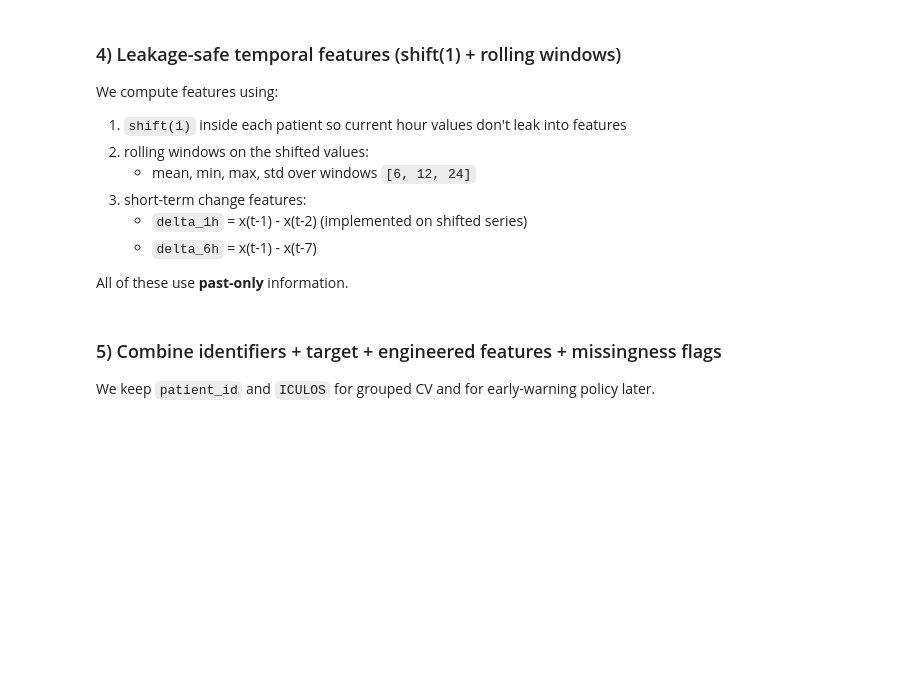
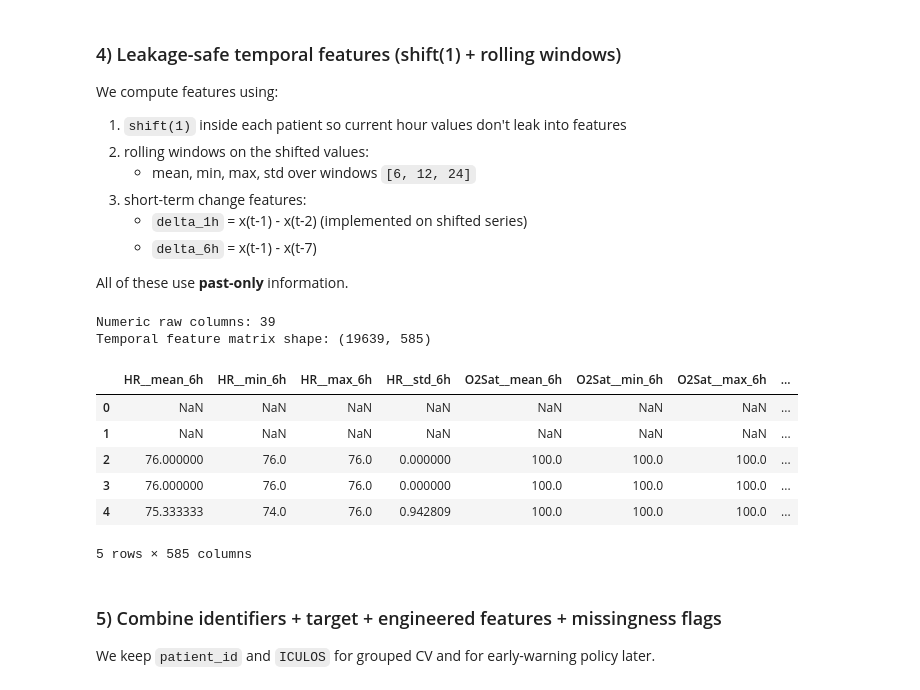
Before and after one commit to mdabir-hossain/sepsis-early-warning-system, a Jupyter notebook: notebooks/02_feature_engineering_temporal.ipynb, the cells around one changed output. Cells and saved outputs as stored; diff of their text form; code cells hidden in the pictures; blank space fills up the shorter version.

Commit message:
Added the recent versions of notebooks

```diff
--- a/notebooks/02_feature_engineering_temporal.ipynb
+++ b/notebooks/02_feature_engineering_temporal.ipynb
@@ -56,8 +77,20 @@ df.head()
 We exclude identifiers and label columns. Everything else becomes a candidate raw feature.
 # %%
 ID_COLS = ["patient_id", "ICULOS"]
-LABEL_COLS = ["y_within_H"]  # SepsisLabel/event_iculos were removed in Notebook 01 output
+LABEL_COLS = ["y_within_H"]
 
-raw_cols = [c for c in df.columns if c not in ID_COLS + LABEL_COLS]
+# Anything related to labels / onset / helper flags must never become a feature (or a __miss feature)
+BANNED_SUBSTRINGS = ["SepsisLabel", "event_iculos", "use_row"]
+
+def is_banned_feature(col: str) -> bool:
+    if col in ID_COLS + LABEL_COLS:
+        return False
+    return any(s in col for s in BANNED_SUBSTRINGS)
+
+raw_cols = [c for c in df.columns if (c not in ID_COLS + LABEL_COLS) and (not is_banned_feature(c))]
+
+# sanity
+assert not any(is_banned_feature(c) for c in raw_cols), "Banned columns still present in raw_cols."
+
 print("Raw candidate columns:", len(raw_cols))
 raw_cols[:20]
@@ -98,44 +160,65 @@ All of these use **past-only** information.
 # %%
 WINDOWS = [6, 12, 24]
 
-def add_temporal_features(g: pd.DataFrame, cols: list[str], windows: list[int]) -> pd.DataFrame:
-    g = g.sort_values("ICULOS").copy()
+def add_temporal_features(g, cols, windows):
+    g = g.sort_values("ICULOS")
+    shifted = g[cols].shift(1)  # prevent leakage: use t-1 and earlier only
 
-    # Past-only base series
-    shifted = g[cols].shift(1)
-
-    out = pd.DataFrame(index=g.index)
+    feats = {}
 
     # Rolling stats
     for w in windows:
         roll = shifted.rolling(window=w, min_periods=1)
-        out[[f"{c}__mean_{w}" for c in cols]] = roll.mean().to_numpy()
-        out[[f"{c}__min_{w}" for c in cols]]  = roll.min().to_numpy()
-        out[[f"{c}__max_{w}" for c in cols]]  = roll.max().to_numpy()
-        out[[f"{c}__std_{w}" for c in cols]]  = roll.std(ddof=0).to_numpy()
+
+        m = roll.mean().to_numpy()
+        mn = roll.min().to_numpy()
+        mx = roll.max().to_numpy()
+        sd = roll.std(ddof=0).to_numpy()
+
+        for j, c in enumerate(cols):
+            feats[f"{c}__mean_{w}h"] = m[:, j]
+            feats[f"{c}__min_{w}h"]  = mn[:, j]
+            feats[f"{c}__max_{w}h"]  = mx[:, j]
+            feats[f"{c}__std_{w}h"]  = sd[:, j]
 
     # Deltas (past-only)
-    out[[f"{c}__delta_1h" for c in cols]] = (shifted - shifted.shift(1)).to_numpy()
-    out[[f"{c}__delta_6h" for c in cols]] = (shifted - shifted.shift(6)).to_numpy()
+    d1 = (shifted - shifted.shift(1)).to_numpy()
+    d6 = (shifted - shifted.shift(6)).to_numpy()
+    for j, c in enumerate(cols):
+        feats[f"{c}__delta_1h"] = d1[:, j]
+        feats[f"{c}__delta_6h"] = d6[:, j]
 
     # Last observed (t-1)
-    out[[f"{c}__prev1" for c in cols]] = shifted.to_numpy()
+    prev1 = shifted.to_numpy()
+    for j, c in enumerate(cols):
+        feats[f"{c}__prev1"] = prev1[:, j]
 
+    out = pd.DataFrame(feats, index=g.index)
     return out
 
 # Only engineer numeric columns (most are numeric in this dataset)
 num_cols = [c for c in raw_cols if pd.api.types.is_numeric_dtype(df_raw[c])]
 print("Numeric raw columns:", len(num_cols))
 
 feat_blocks = []
 for pid, g in df_raw.groupby("patient_id", sort=False):
     feats_g = add_temporal_features(g, num_cols, WINDOWS)
     feat_blocks.append(feats_g)
 
 X_time = pd.concat(feat_blocks).sort_index()
 
 print("Temporal feature matrix shape:", X_time.shape)
 X_time.head()
+# %% [output]
+Numeric raw columns: 39
+Temporal feature matrix shape: (19639, 585)
+|  | HR__mean_6h | HR__min_6h | HR__max_6h | HR__std_6h | O2Sat__mean_6h | O2Sat__min_6h | O2Sat__max_6h | ... |
+| 0 | NaN | NaN | NaN | NaN | NaN | NaN | NaN | ... |
+| 1 | NaN | NaN | NaN | NaN | NaN | NaN | NaN | ... |
+| 2 | 76.000000 | 76.0 | 76.0 | 0.000000 | 100.0 | 100.0 | 100.0 | ... |
+| 3 | 76.000000 | 76.0 | 76.0 | 0.000000 | 100.0 | 100.0 | 100.0 | ... |
+| 4 | 75.333333 | 74.0 | 76.0 | 0.942809 | 100.0 | 100.0 | 100.0 | ... |
+5 rows × 585 columns
 # %% [markdown]
 ### 5) Combine identifiers + target + engineered features + missingness flags
 We keep `patient_id` and `ICULOS` for grouped CV and for early-warning policy later.
```
Also changed, not shown: parts of 8 cells of this notebook, 6 other files.
